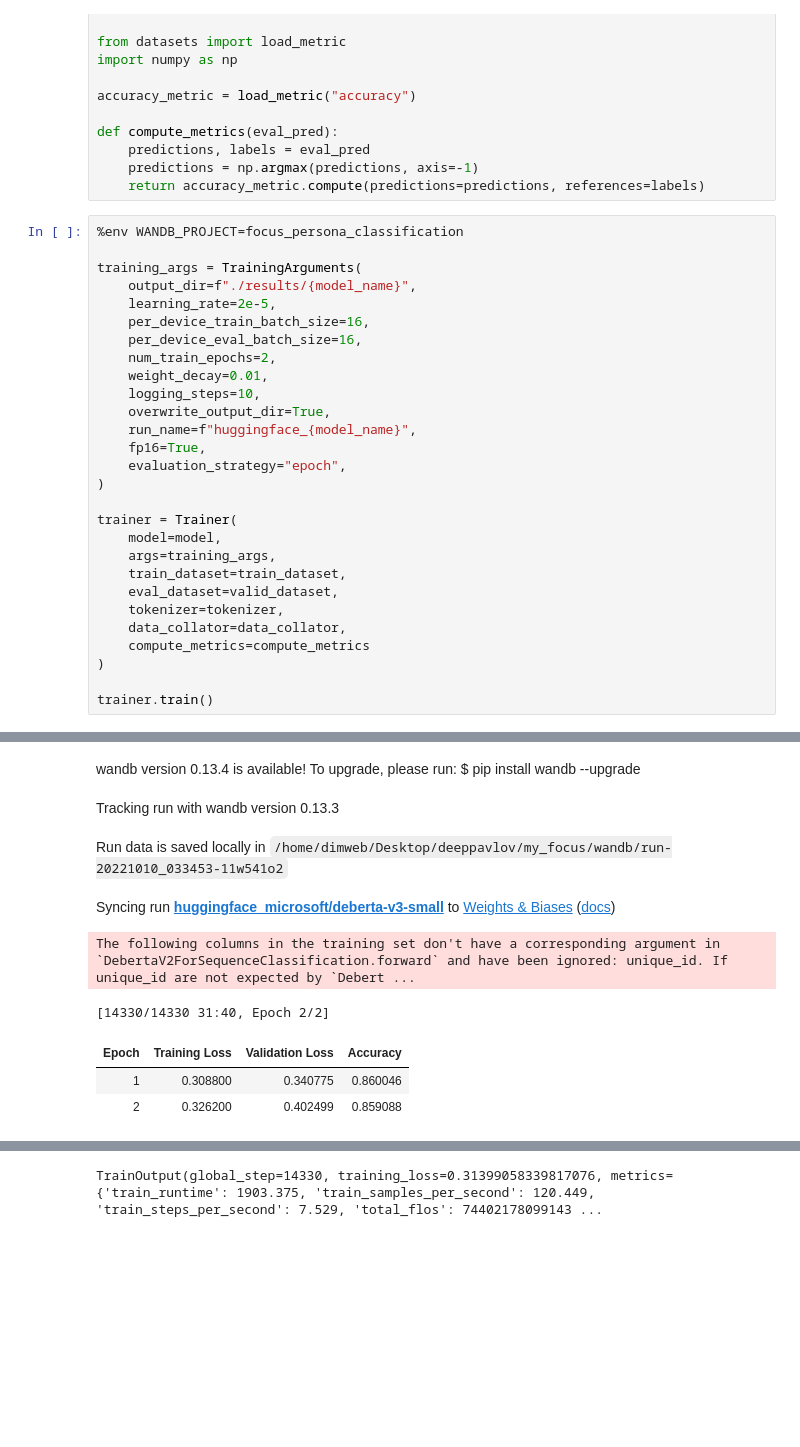
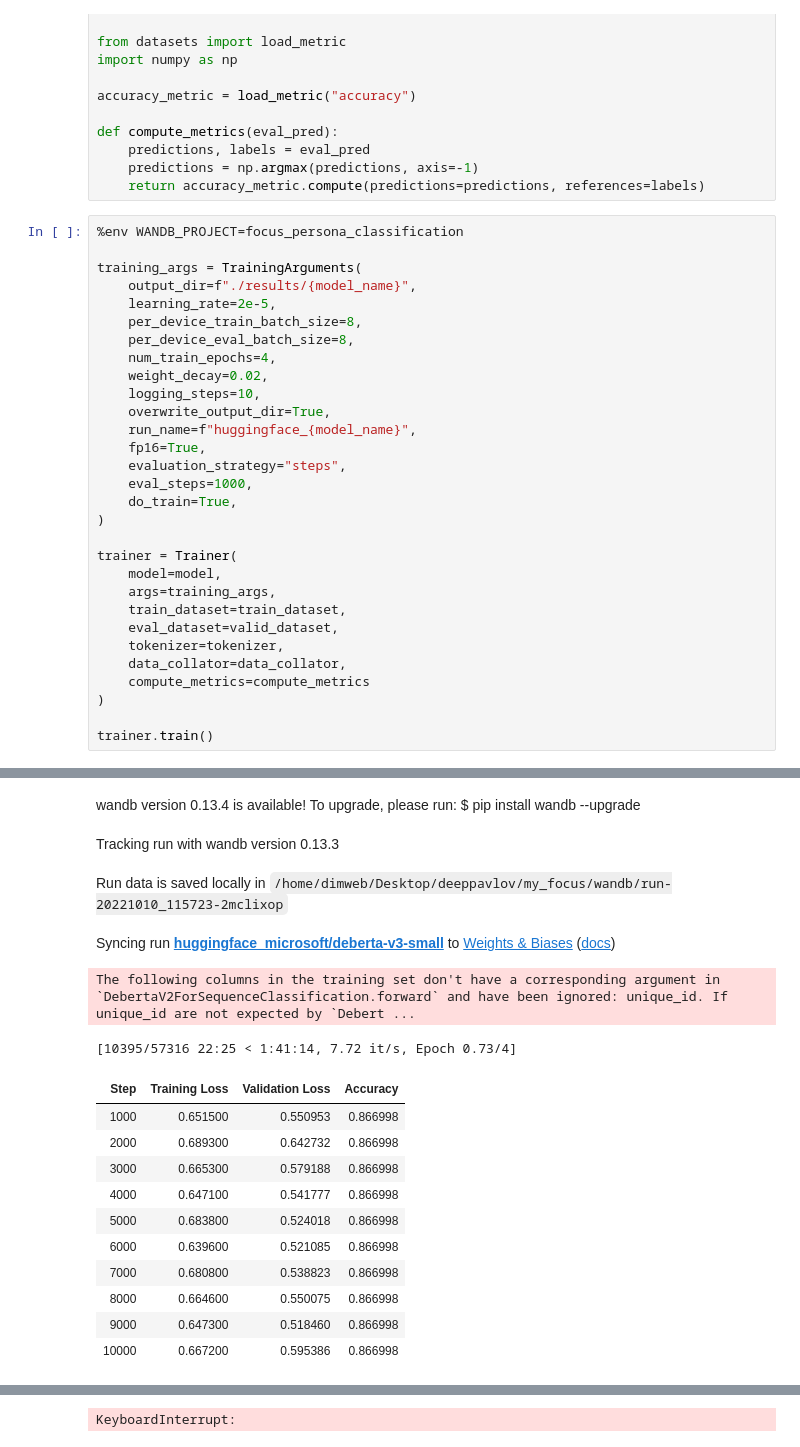
Before and after one commit to dmitrymailk/deeppavlov_focus, a Jupyter notebook: persona-huggingface-classification.ipynb, the cells around one changed output, grey strips where cells are left out. Drawn from its saved outputs; the diff is of its cells as text; blank space fills up the shorter version.

Commit message:
add huggingface trainer

```diff
--- a/persona-huggingface-classification.ipynb
+++ b/persona-huggingface-classification.ipynb
@@ -76,15 +77,17 @@ def compute_metrics(eval_pred):
 training_args = TrainingArguments(
     output_dir=f"./results/{model_name}",
     learning_rate=2e-5,
-    per_device_train_batch_size=16,
-    per_device_eval_batch_size=16,
-    num_train_epochs=2,
-    weight_decay=0.01,
+    per_device_train_batch_size=8,
+    per_device_eval_batch_size=8,
+    num_train_epochs=4,
+    weight_decay=0.02,
     logging_steps=10,
     overwrite_output_dir=True,
     run_name=f"huggingface_{model_name}",
     fp16=True,
-    evaluation_strategy="epoch",
+    evaluation_strategy="steps",
+    eval_steps=1000,
+    do_train=True,
 )
 
 trainer = Trainer(
@@ -111,15 +114,23 @@ Using cuda_amp half precision backend
 Automatic Weights & Biases logging enabled, to disable set os.environ["WANDB_DISABLED"] = "true"
 Failed to detect the name of this notebook, you can set it manually with the WANDB_NOTEBOOK_NAME environment variable to enable code saving.
 wandb: Currently logged in as: dimweb. Use `wandb login --relogin` to force relogin
 wandb version 0.13.4 is available! To upgrade, please run: $ pip install wandb --upgrade
 Tracking run with wandb version 0.13.3
-Run data is saved locally in /home/dimweb/Desktop/deeppavlov/my_focus/wandb/run-20221010_033453-11w541o2
+Run data is saved locally in /home/dimweb/Desktop/deeppavlov/my_focus/wandb/run-20221010_115723-2mclixop
 Syncing run huggingface_microsoft/deberta-v3-small to Weights & Biases (docs)
 The following columns in the training set don't have a corresponding argument in `DebertaV2ForSequenceClassification.forward` and have been ignored: unique_id. If unique_id are not expected by `Debert ...
-[14330/14330 31:40, Epoch 2/2]
+[10395/57316 22:25 < 1:41:14, 7.72 it/s, Epoch 0.73/4]
-| Epoch | Training Loss | Validation Loss | Accuracy |
-| 1 | 0.308800 | 0.340775 | 0.860046 |
-| 2 | 0.326200 | 0.402499 | 0.859088 |
+| Step | Training Loss | Validation Loss | Accuracy |
+| 1000 | 0.651500 | 0.550953 | 0.866998 |
+| 2000 | 0.689300 | 0.642732 | 0.866998 |
+| 3000 | 0.665300 | 0.579188 | 0.866998 |
+| 4000 | 0.647100 | 0.541777 | 0.866998 |
+| 5000 | 0.683800 | 0.524018 | 0.866998 |
+| 6000 | 0.639600 | 0.521085 | 0.866998 |
+| 7000 | 0.680800 | 0.538823 | 0.866998 |
+| 8000 | 0.664600 | 0.550075 | 0.866998 |
+| 9000 | 0.647300 | 0.518460 | 0.866998 |
+| 10000 | 0.667200 | 0.595386 | 0.866998 |
 Saving model checkpoint to ./results/microsoft/deberta-v3-small/checkpoint-500
 Configuration saved in ./results/microsoft/deberta-v3-small/checkpoint-500/config.json
 Model weights saved in ./results/microsoft/deberta-v3-small/checkpoint-500/pytorch_model.bin
@@ -140 +151 @@ Training completed. Do not forget to share your model on huggingface.co/models =
-TrainOutput(global_step=14330, training_loss=0.31399058339817076, metrics={'train_runtime': 1903.375, 'train_samples_per_second': 120.449, 'train_steps_per_second': 7.529, 'total_flos': 74402178099143 ...
+KeyboardInterrupt:
```
Also changed, not shown: parts of 2 cells of this notebook, 2 other files.
